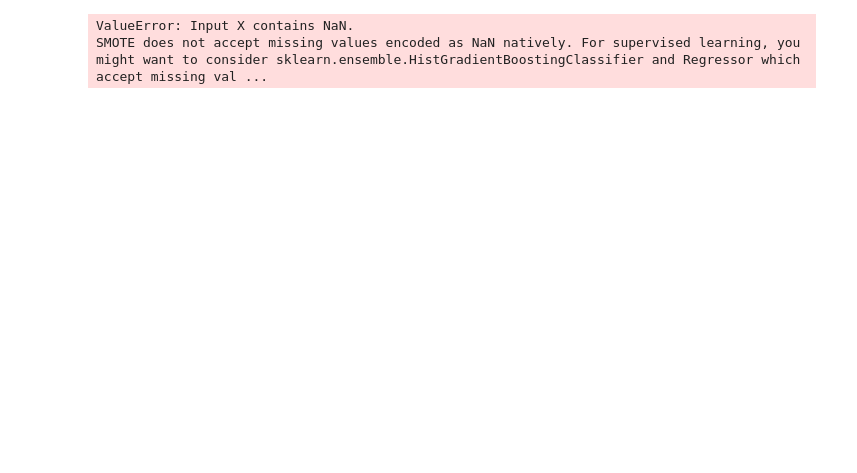
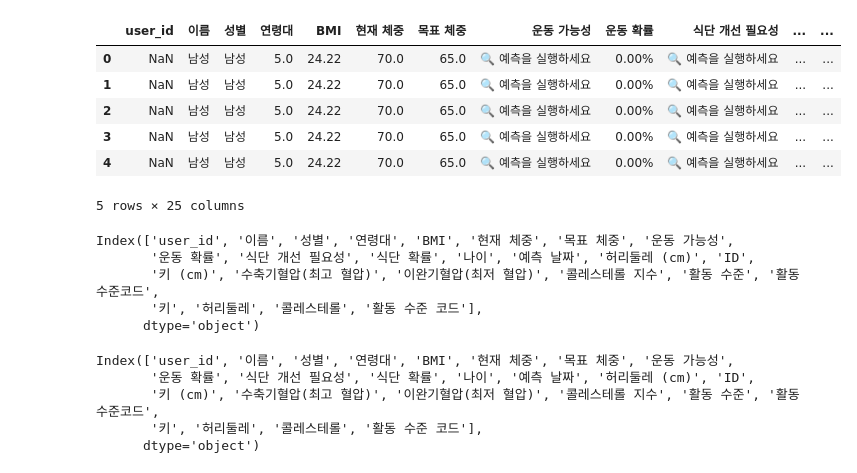
Before and after one commit to mybear1109/bmi_app, a Jupyter notebook: data/tset.ipynb, the cells around one changed output. Cells and saved outputs as stored; diff of their text form; code cells hidden in the pictures; blank space fills up the shorter version.

```diff
--- a/data/tset.ipynb
+++ b/data/tset.ipynb
@@ -560,5 +6,13 @@ food_smote = SMOTE(random_state=23)
-# %%
-food_smote.fit_resample(X_train, y_train)
-# %% [output]
-ValueError: Input X contains NaN.
-SMOTE does not accept missing values encoded as NaN natively. For supervised learning, you might want to consider sklearn.ensemble.HistGradientBoostingClassifier and Regressor which accept missing val ...
+# %%
+# 데이터 로드
+df = pd.read_csv("predictions.csv")
+# %%
+df.head()
+# %% [output]
+|  | user_id | 이름 | 성별 | 연령대 | BMI | 현재 체중 | 목표 체중 | 운동 가능성 | 운동 확률 | 식단 개선 필요성 | ... | ... |
+| 0 | NaN | 남성 | 남성 | 5.0 | 24.22 | 70.0 | 65.0 | 🔍 예측을 실행하세요 | 0.00% | 🔍 예측을 실행하세요 | ... | ... |
+| 1 | NaN | 남성 | 남성 | 5.0 | 24.22 | 70.0 | 65.0 | 🔍 예측을 실행하세요 | 0.00% | 🔍 예측을 실행하세요 | ... | ... |
+| 2 | NaN | 남성 | 남성 | 5.0 | 24.22 | 70.0 | 65.0 | 🔍 예측을 실행하세요 | 0.00% | 🔍 예측을 실행하세요 | ... | ... |
+| 3 | NaN | 남성 | 남성 | 5.0 | 24.22 | 70.0 | 65.0 | 🔍 예측을 실행하세요 | 0.00% | 🔍 예측을 실행하세요 | ... | ... |
+| 4 | NaN | 남성 | 남성 | 5.0 | 24.22 | 70.0 | 65.0 | 🔍 예측을 실행하세요 | 0.00% | 🔍 예측을 실행하세요 | ... | ... |
+5 rows × 25 columns
@@ -564,0 +28,8 @@ SMOTE does not accept missing values encoded as NaN natively. For supervised lea
+# %%
+df.columns
+# %% [output]
+Index(['user_id', '이름', '성별', '연령대', 'BMI', '현재 체중', '목표 체중', '운동 가능성',
+       '운동 확률', '식단 개선 필요성', '식단 확률', '나이', '예측 날짜', '허리둘레 (cm)', 'ID',
+       '키 (cm)', '수축기혈압(최고 혈압)', '이완기혈압(최저 혈압)', '콜레스테롤 지수', '활동 수준', '활동수준코드',
+       '키', '허리둘레', '콜레스테롤', '활동 수준 코드'],
+      dtype='object')
@@ -564,0 +50,8 @@ SMOTE does not accept missing values encoded as NaN natively. For supervised lea
+# %%
+df.columns
+# %% [output]
+Index(['user_id', '이름', '성별', '연령대', 'BMI', '현재 체중', '목표 체중', '운동 가능성',
+       '운동 확률', '식단 개선 필요성', '식단 확률', '나이', '예측 날짜', '허리둘레 (cm)', 'ID',
+       '키 (cm)', '수축기혈압(최고 혈압)', '이완기혈압(최저 혈압)', '콜레스테롤 지수', '활동 수준', '활동수준코드',
+       '키', '허리둘레', '콜레스테롤', '활동 수준 코드'],
+      dtype='object')
```
Also changed, not shown: parts of 105 cells of this notebook, 34 other files.
